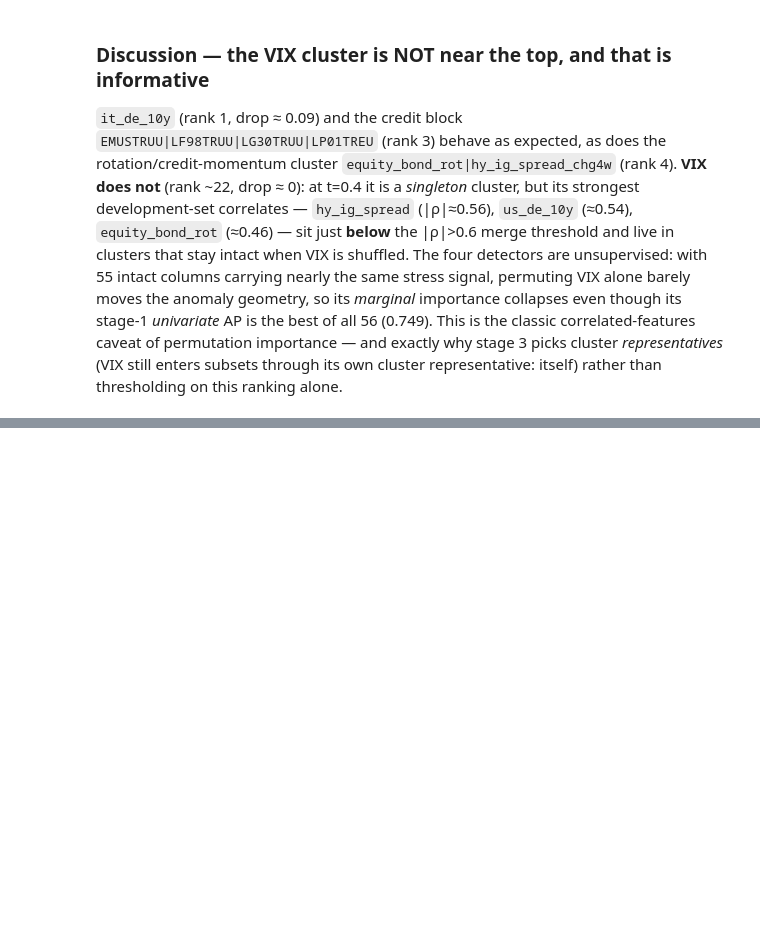
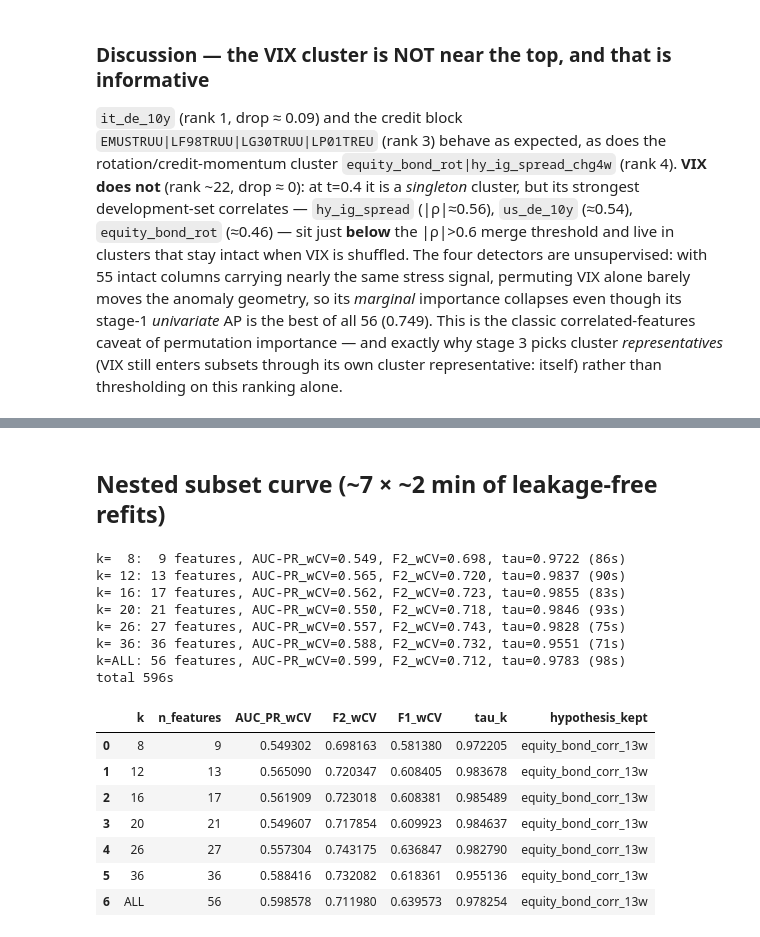
Before and after one commit to FrancescoImpenati/NewTechHackaton, a Jupyter notebook: notebooks/11_feature_selection.ipynb, the cells around one changed output, grey strips where cells are left out. Saved outputs shown, nothing was run; the diff lists cells and outputs as text; code cells hidden in the pictures; blank space fills up the shorter version.

```diff
--- a/notebooks/11_feature_selection.ipynb
+++ b/notebooks/11_feature_selection.ipynb
@@ -125,0 +170,24 @@ cluster representative: itself) rather than thresholding on this ranking alone.
+# %% [markdown]
+## Nested subset curve (~7 × ~2 min of leakage-free refits)
+# %%
+t0 = time.time()
+curve = subset_curve(importance=imp, representatives=reps)  # -> outputs/tables/subset_curve.csv
+print(f'total {time.time()-t0:.0f}s')
+curve[['k', 'n_features', 'AUC_PR_wCV', 'F2_wCV', 'F1_wCV', 'tau_k', 'hypothesis_kept']]
+# %% [output]
+k=  8:  9 features, AUC-PR_wCV=0.549, F2_wCV=0.698, tau=0.9722 (86s)
+k= 12: 13 features, AUC-PR_wCV=0.565, F2_wCV=0.720, tau=0.9837 (90s)
+k= 16: 17 features, AUC-PR_wCV=0.562, F2_wCV=0.723, tau=0.9855 (83s)
+k= 20: 21 features, AUC-PR_wCV=0.550, F2_wCV=0.718, tau=0.9846 (93s)
+k= 26: 27 features, AUC-PR_wCV=0.557, F2_wCV=0.743, tau=0.9828 (75s)
+k= 36: 36 features, AUC-PR_wCV=0.588, F2_wCV=0.732, tau=0.9551 (71s)
+k=ALL: 56 features, AUC-PR_wCV=0.599, F2_wCV=0.712, tau=0.9783 (98s)
+total 596s
+|  | k | n_features | AUC_PR_wCV | F2_wCV | F1_wCV | tau_k | hypothesis_kept |
+| 0 | 8 | 9 | 0.549302 | 0.698163 | 0.581380 | 0.972205 | equity_bond_corr_13w |
+| 1 | 12 | 13 | 0.565090 | 0.720347 | 0.608405 | 0.983678 | equity_bond_corr_13w |
+| 2 | 16 | 17 | 0.561909 | 0.723018 | 0.608381 | 0.985489 | equity_bond_corr_13w |
+| 3 | 20 | 21 | 0.549607 | 0.717854 | 0.609923 | 0.984637 | equity_bond_corr_13w |
+| 4 | 26 | 27 | 0.557304 | 0.743175 | 0.636847 | 0.982790 | equity_bond_corr_13w |
+| 5 | 36 | 36 | 0.588416 | 0.732082 | 0.618361 | 0.955136 | equity_bond_corr_13w |
+| 6 | ALL | 56 | 0.598578 | 0.711980 | 0.639573 | 0.978254 | equity_bond_corr_13w |
```
Also changed, not shown: parts of 9 cells of this notebook, 8 other files.
